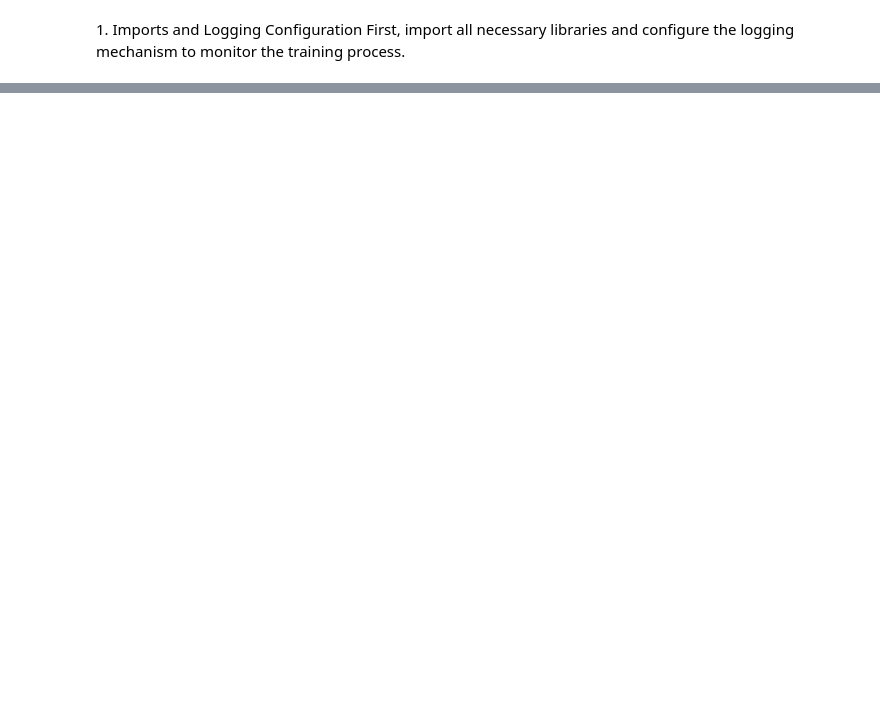
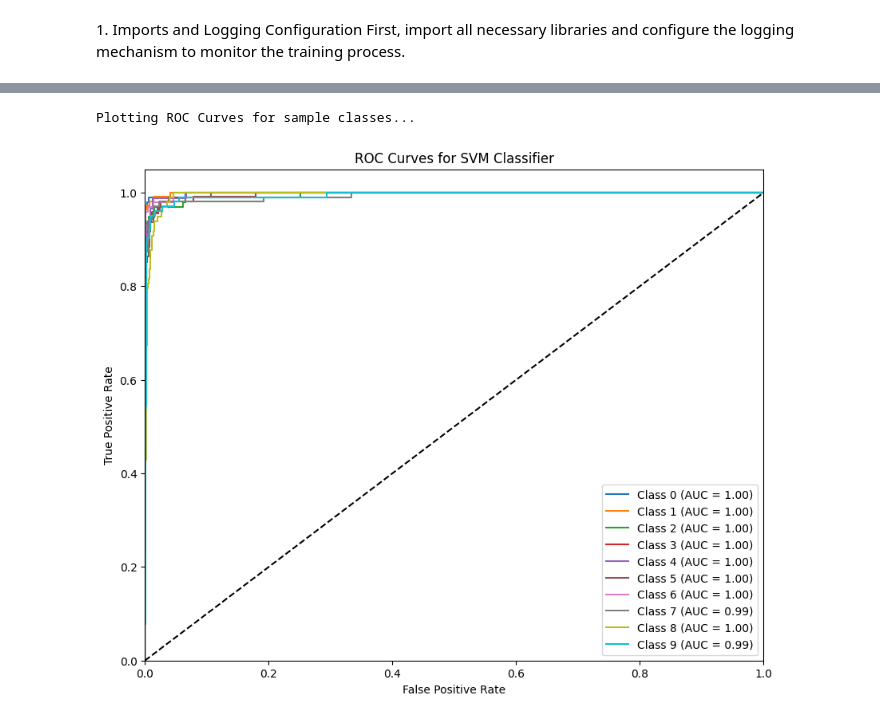
Before and after one commit to DanyloKolesnyk/QuantumMLChronicles, a Jupyter notebook: quantum_methods/QuantumImageClassifier/q_mnist.ipynb, the cells around one changed output, grey strips where cells are left out. Saved outputs shown, nothing was run; the diff lists cells and outputs as text; code cells hidden in the pictures; blank space fills up the shorter version.

```diff
--- a/quantum_methods/QuantumImageClassifier/q_mnist.ipynb
+++ b/quantum_methods/QuantumImageClassifier/q_mnist.ipynb
@@ -440,0 +215,21 @@ else:
+# %%
+## ROC Curve for Sample Classes
+print("Plotting ROC Curves for sample classes...")
+plt.figure(figsize=(10, 8))
+for i in range(10):
+    if i in y_test:
+        fpr, tpr, _ = roc_curve((y_test == i).astype(int), y_pred_prob[:, i])
+        roc_auc = auc(fpr, tpr)
+        plt.plot(fpr, tpr, label=f'Class {i} (AUC = {roc_auc:.2f})')
+
+plt.plot([0, 1], [0, 1], 'k--')
+plt.xlim([0.0, 1.0])
+plt.ylim([0.0, 1.05])
+plt.xlabel('False Positive Rate')
+plt.ylabel('True Positive Rate')
+plt.title('ROC Curves for SVM Classifier')
+plt.legend(loc='lower right')
+plt.show()
+# %% [output]
+Plotting ROC Curves for sample classes...
+[figure, added]
```
Also changed, not shown: parts of 42 cells of this notebook, 1 other file.
